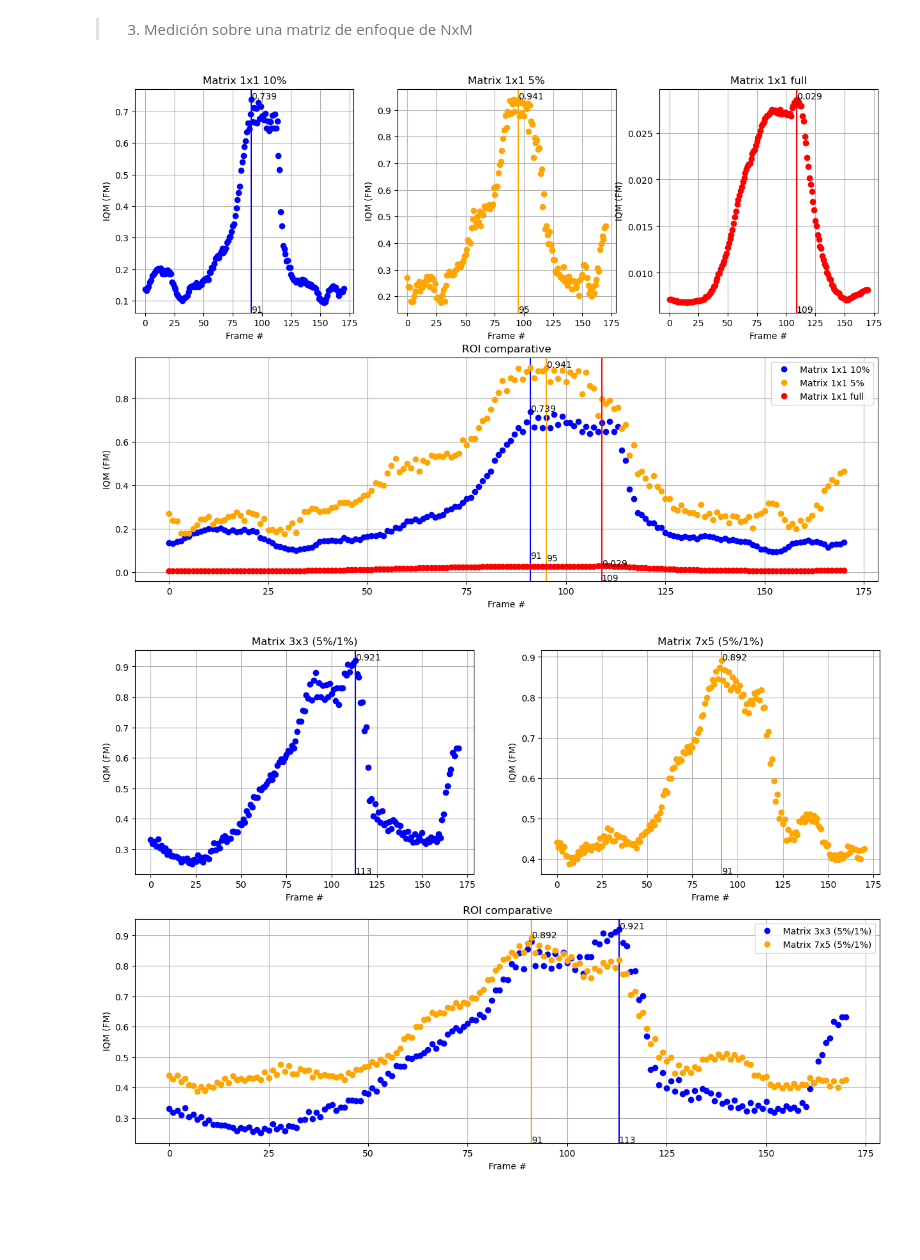
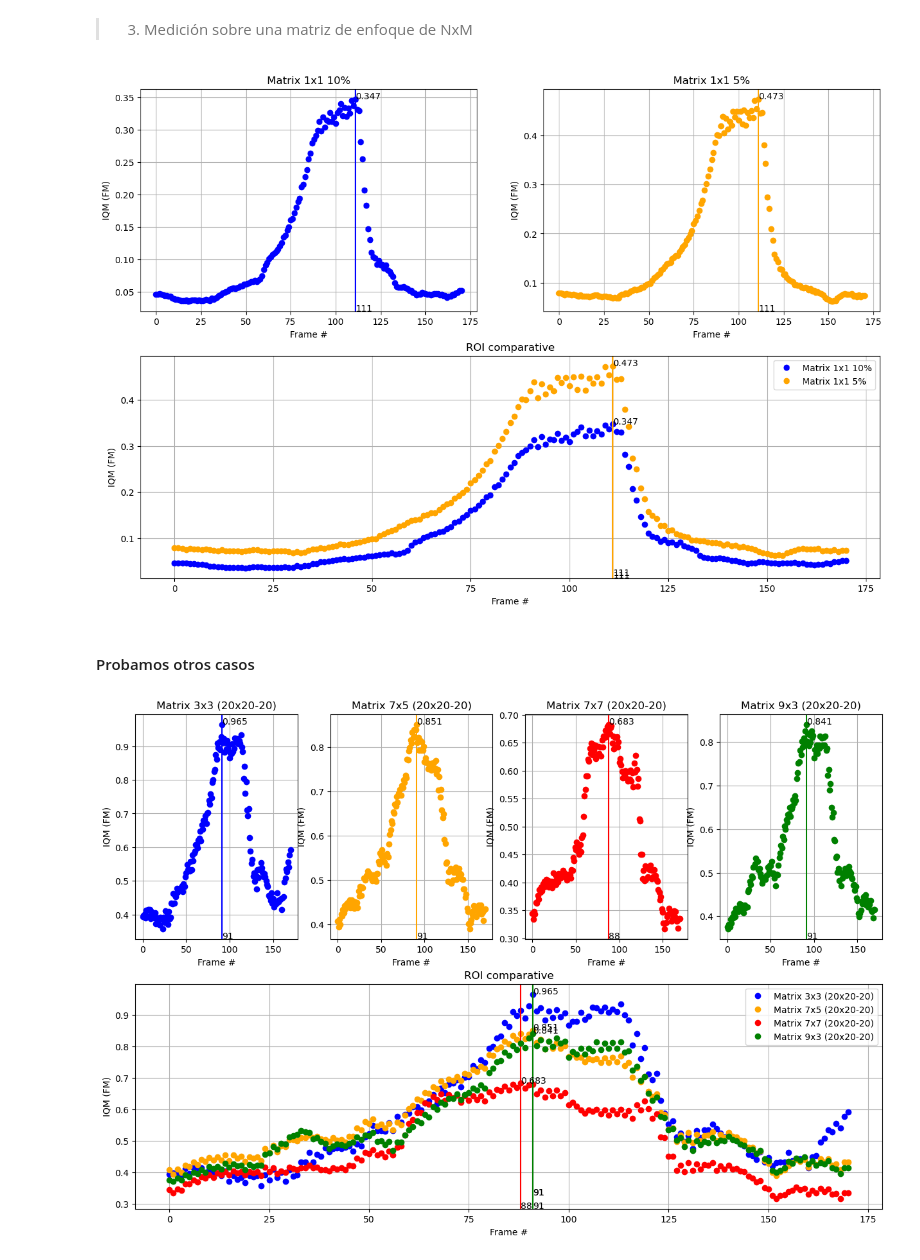
Before and after one commit to gjmv/CEIA_2025_B3_VpC1_TP2, a Jupyter notebook: VPC1_2025_B3_TP2.ipynb, the cells around one changed output. Drawn from its saved outputs; the diff is of its cells as text; code cells hidden in the pictures; blank space fills up the shorter version.

```diff
--- a/VPC1_2025_B3_TP2.ipynb
+++ b/VPC1_2025_B3_TP2.ipynb
@@ -71,6 +71,24 @@ Funciones para el procesamiento del video y gráfico
 # %%
 from collections.abc import Callable
 def process_video(video_path: str, frame_func: Callable[[np.ndarray], float]) -> list[float]:
+    """
+    Abre y recorre un video frame por frame, invocando a la funcion frame_func por cada frame.
+    Guarda el resultado de frame_func en un array que es retornado como resultado
+
+    Parameters
+    ---------
+    video_path (str)
+        Ruta al video
+    frame_func (Callable[[np.ndarray], float])
+        Función que se invoca por cada frame.
+        Debe aceptar la imagen del frame como np.ndarray.
+        Debe retornar el valor del procesamiento del frame como float.
+
+    Returns
+    ---------
+    (list[float])
+        Array de resultados obtenidos por el procesamiento de cada frame
+    """
     video = cv2.VideoCapture(video_path)
     if not video.isOpened(): raise Exception("Error al abrir el archivo de video")
 
@@ -87,7 +105,21 @@ def process_video(video_path: str, frame_func: Callable[[np.ndarray], float]) ->
     finally:
         video.release()
 
-def plot_comparative(elements: list[list[float]], labels: list[str], figsize: list[int], colors: list[str]):
+def plot_comparative(elements: list[list[float]], labels: list[str], figsize: list[int], colors: list[str]) -> None:
+    """
+    Función auxiliar para graficar varios arrays uno al lado del otro y una comparativa de todos debajo.
+
+    Parameters
+    ---------
+    elements (list[list[float]])
+        Lista de arrays que se graficarán
+    labels (list[str])
+        Lista de labels para cada array.
+    figsize (list[int])
+        Tamaño del gráfico completo.
+    colors (list[str])
+        Colores aplicados a cada array graficado.
+    """
     plt.figure(figsize=figsize)
     axn=plt.subplot(212)
     for x in range(len(elements)):
@@ -200,14 +298,18 @@ matrix_frame_iqm.append(process_video(video_path, lambda frame: matrix_frame_ana
 # %%
-colors = ["blue", "orange", "red"]
-plot_comparative(matrix_frame_iqm, [r"Matrix 1x1 10%", r"Matrix 1x1 5%", r"Matrix 1x1 full"], [15,10], colors)
+colors = ["blue", "orange"]
+plot_comparative(matrix_frame_iqm, [r"Matrix 1x1 10%", r"Matrix 1x1 5%"], [15,10], colors)
 # %% [output]
-[figure, old version]
+[figure, new version]
+# %% [markdown]
+#### Probamos otros casos
 # %%
 matrix_frame_iqm = []
-matrix_frame_iqm.append(process_video(video_path, lambda frame: matrix_frame_analysis(frame, matrix_n=3, matrix_m=3, roi=0.05, space=0.01)))
-matrix_frame_iqm.append(process_video(video_path, lambda frame: matrix_frame_analysis(frame, matrix_n=7, matrix_m=5, roi=0.05, space=0.01)))
+matrix_frame_iqm.append(process_video(video_path, lambda frame: matrix_frame_analysis(frame, matrix_n=3, matrix_m=3, box_width_px=20, box_height_px=20, space_px=20)))
+matrix_frame_iqm.append(process_video(video_path, lambda frame: matrix_frame_analysis(frame, matrix_n=7, matrix_m=5, box_width_px=20, box_height_px=20, space_px=20)))
+matrix_frame_iqm.append(process_video(video_path, lambda frame: matrix_frame_analysis(frame, matrix_n=7, matrix_m=7, box_width_px=20, box_height_px=20, space_px=20)))
+matrix_frame_iqm.append(process_video(video_path, lambda frame: matrix_frame_analysis(frame, matrix_n=9, matrix_m=3, box_width_px=20, box_height_px=20, space_px=20)))
 # %%
 colors = ["blue", "orange", "red", "green"]
-plot_comparative(matrix_frame_iqm, [r"Matrix 3x3 (5%/1%)", r"Matrix 7x5 (5%/1%)"], [15,10], colors)
+plot_comparative(matrix_frame_iqm, [r"Matrix 3x3 (20x20-20)", r"Matrix 7x5 (20x20-20)", r"Matrix 7x7 (20x20-20)", r"Matrix 9x3 (20x20-20)"], [15,10], colors)
 # %% [output]
-[figure, old version]
+[figure, new version]
```
Also changed, not shown: parts of 10 cells of this notebook.
